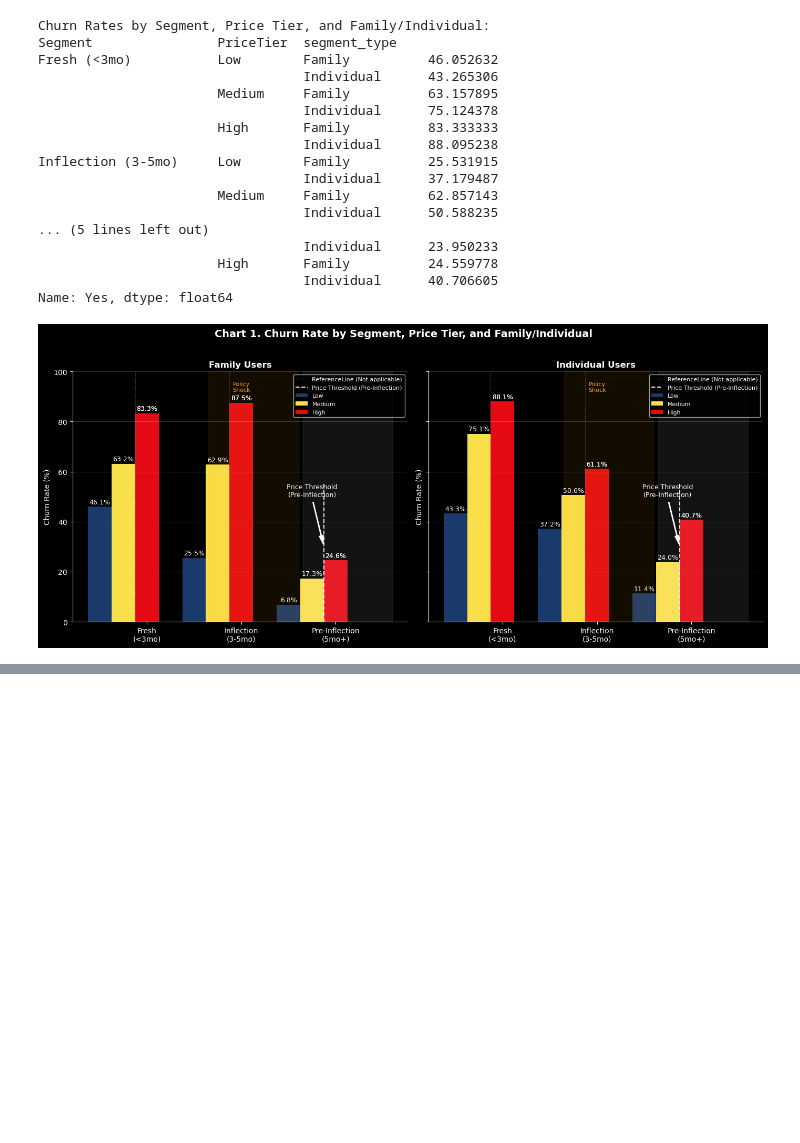
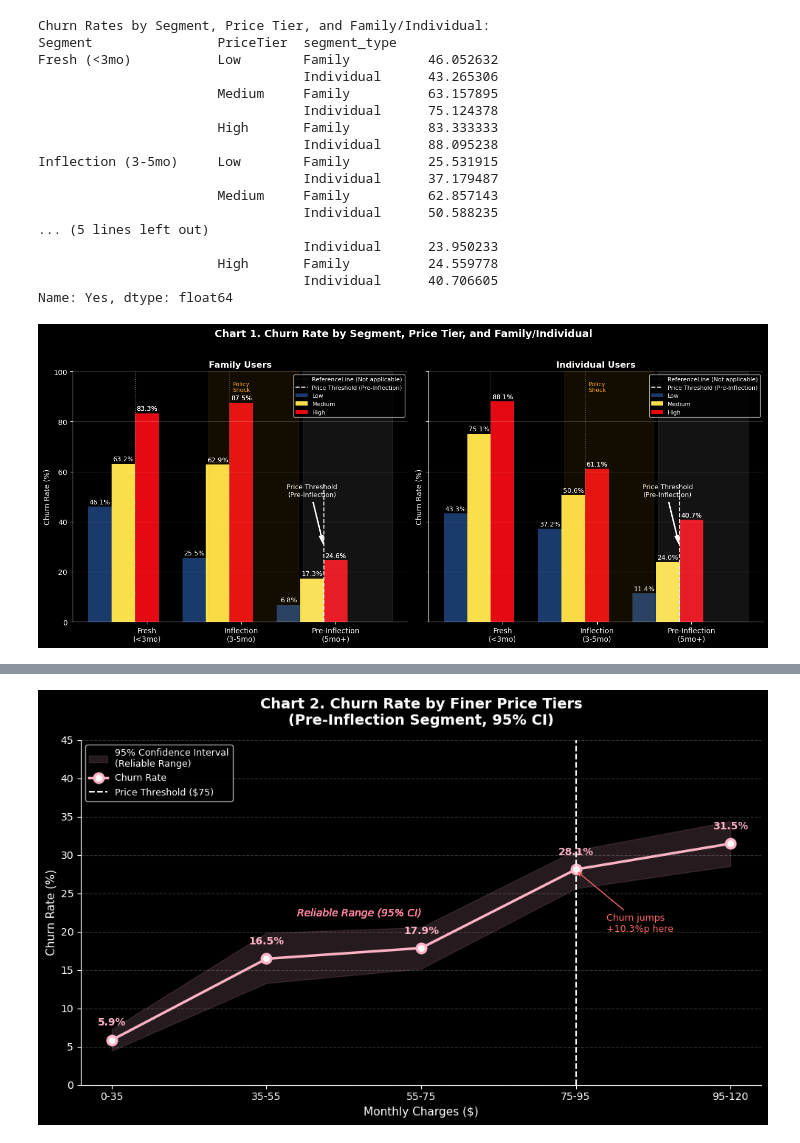
Before and after one commit to coolmich0904/YOUTUBE_CHURN_PRICE_RISK, a Jupyter notebook: notebooks/eda_03_price_threshold.ipynb, the cells around one changed output, grey strips where cells are left out. Saved outputs shown, nothing was run; the diff lists cells and outputs as text; code cells hidden in the pictures; blank space fills up the shorter version.

```diff
--- a/notebooks/eda_03_price_threshold.ipynb
+++ b/notebooks/eda_03_price_threshold.ipynb
@@ -210,0 +264,76 @@ plt.show()
+# %%
+# Visualization - Line Chart with Confidence Intervals
+plt.style.use('dark_background')
+fig, ax = plt.subplots(figsize=(10, 6))
+
+# Prepare data from ci_results
+tiers = list(ci_results.keys())
+churn_rates = [ci_results[t][0] for t in tiers]
+ci_lows = [ci_results[t][1] for t in tiers]
+ci_upps = [ci_results[t][2] for t in tiers]
+
+# Confidence interval band
+ax.fill_between(tiers, ci_lows, ci_upps,
+                color='#FFB3C6',
+                alpha=0.15,
+                label='95% Confidence Interval\n(Reliable Range)')
+
+# Main line
+ax.plot(tiers, churn_rates,
+        marker='o',
+        color='#FFB3C6',
+        linewidth=2.5,
+        markersize=9,
+        markerfacecolor='white',
+        markeredgewidth=2.5,
+        label='Churn Rate')
+
+# Annotate each data point
+for i, (tier, rate) in enumerate(zip(tiers, churn_rates)):
+    ax.annotate(f'{rate:.1f}%',
+                xy=(i, rate),
+                xytext=(0, 14),
+                textcoords='offset points',
+                ha='center',
+                fontsize=10,
+                fontweight='bold',
+                color='#FFB3C6')
+
+    ax.annotate('Reliable Range (95% CI)',
+            xy=(1, ci_upps[1]),
+            xytext=(1.2, 22),
+            fontsize=10,
+            color='#FF85A1',
+            style='italic')
+
+# Price threshold line
+ax.axvline(x='75-95',
+           color='#F5F5F5',
+           linestyle='--',
+           linewidth=1.5,
+           label='Price Threshold ($75)')
+
+# Threshold annotation
+ax.annotate('Churn jumps\n+10.3%p here',
+            xy=(3, 28),
+            xytext=(3.2, 20),
+            fontsize=9,
+            color='#FF6B6B',
+            arrowprops=dict(arrowstyle='->', color='#FF6B6B'))
+
+# Styling
+ax.set_title('Chart 2. Churn Rate by Finer Price Tiers\n(Pre-Inflection Segment, 95% CI)',
+             fontsize=14, fontweight='bold', pad=15)
+ax.set_xlabel('Monthly Charges ($)', fontsize=11)
+ax.set_ylabel('Churn Rate (%)', fontsize=11)
+ax.set_ylim(0, 45)  # Tighter y-axis
+ax.legend(loc='upper left', fontsize=9)
+ax.grid(axis='y', alpha=0.2, linestyle='--')
+ax.spines['top'].set_visible(False)
+ax.spines['right'].set_visible(False)
+
+plt.tight_layout()
+plt.savefig('../outputs/eda_03/graph2_line_chart.png', dpi=150, bbox_inches='tight')
+plt.show()
+# %% [output]
+[figure, added]
```
Also changed, not shown: parts of 7 cells of this notebook, 2 other files.
